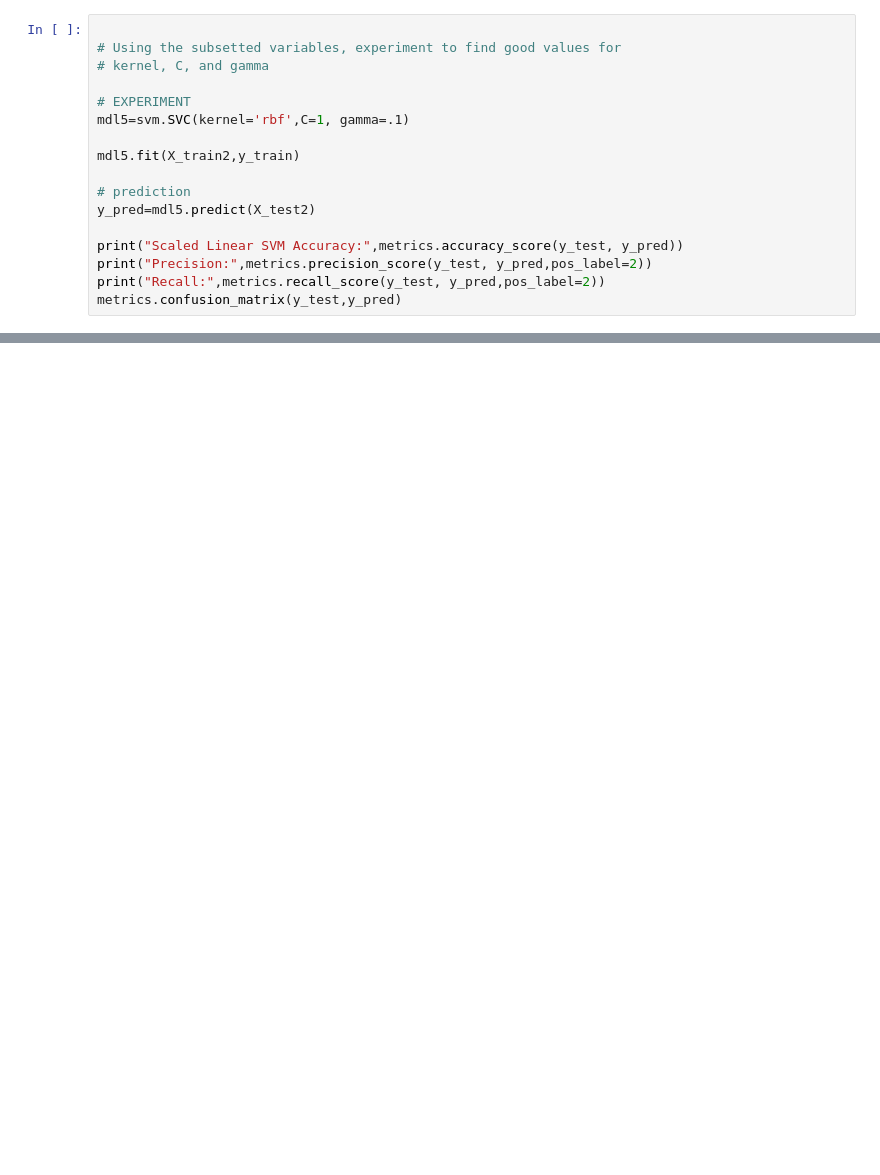
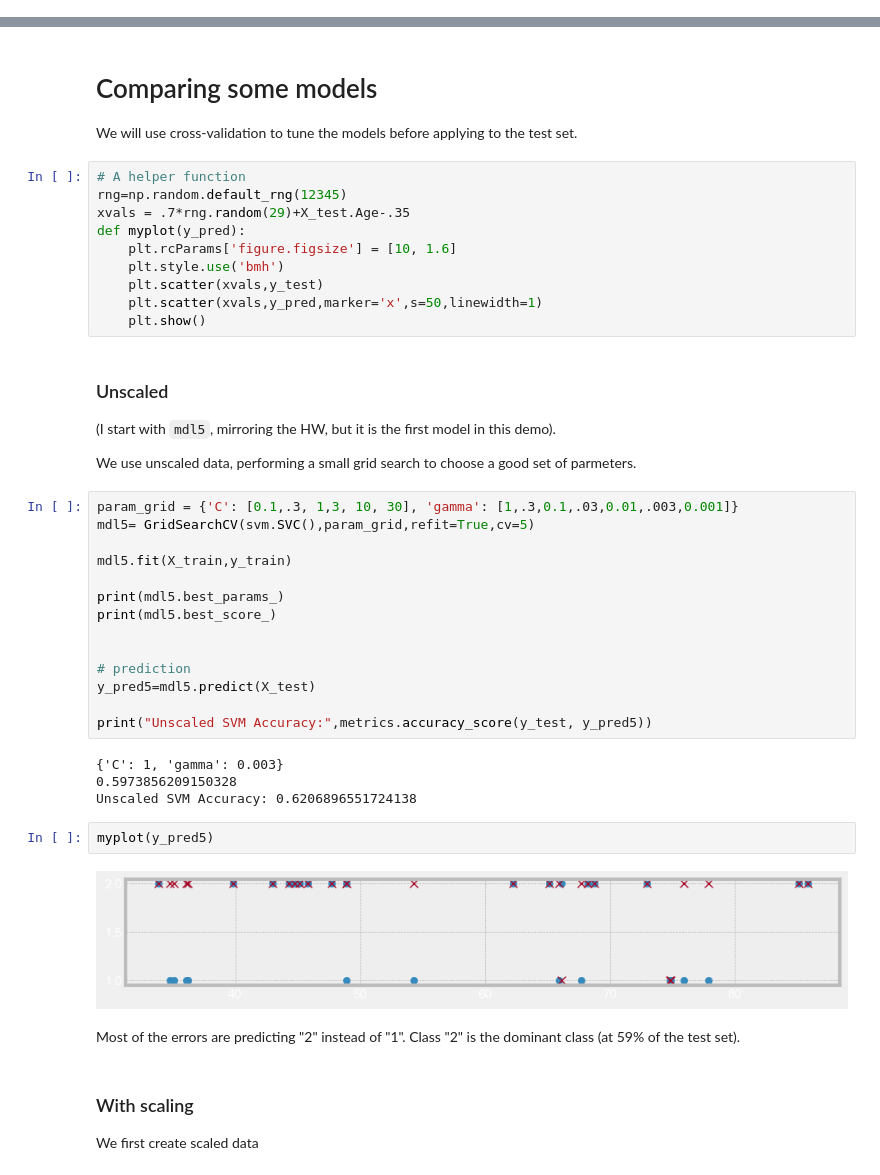
Before and after one commit to jskufca/sum23, a Jupyter notebook: notebooks/HWBCC_BreastCancerCoimbra_coach_experiments.ipynb, the cells around one changed output, grey strips where cells are left out. Cells and saved outputs as stored; diff of their text form; blank space fills up the shorter version.

Commit message:
new experiments

```diff
--- a/notebooks/HWBCC_BreastCancerCoimbra_coach_experiments.ipynb
+++ b/notebooks/HWBCC_BreastCancerCoimbra_coach_experiments.ipynb
@@ -260,17 +0,0 @@ X_test2=X_test_sc[:,[0,1,2,7]]
-# %%
-
-# Using the subsetted variables, experiment to find good values for
-# kernel, C, and gamma
-
-# EXPERIMENT
-mdl5=svm.SVC(kernel='rbf',C=1, gamma=.1)
-
-mdl5.fit(X_train2,y_train)
-
-# prediction
-y_pred=mdl5.predict(X_test2)
-
-print("Scaled Linear SVM Accuracy:",metrics.accuracy_score(y_test, y_pred))
-print("Precision:",metrics.precision_score(y_test, y_pred,pos_label=2))
-print("Recall:",metrics.recall_score(y_test, y_pred,pos_label=2))
-metrics.confusion_matrix(y_test,y_pred)
@@ -279,0 +66,48 @@ metrics.confusion_matrix(y_test,y_pred)
+# %% [markdown]
+# Comparing some models
+
+We will use cross-validation to tune the models before applying to the test set.
+# %%
+# A helper function
+rng=np.random.default_rng(12345)
+xvals = .7*rng.random(29)+X_test.Age-.35
+def myplot(y_pred):
+    plt.rcParams['figure.figsize'] = [10, 1.6]
+    plt.style.use('bmh')
+    plt.scatter(xvals,y_test)
+    plt.scatter(xvals,y_pred,marker='x',s=50,linewidth=1)
+    plt.show()
+# %% [markdown]
+### Unscaled
+
+(I start with `mdl5`, mirroring the HW, but it is the first model in this demo).
+
+We use unscaled data, performing a small grid search to choose a good set of parmeters.
+# %%
+param_grid = {'C': [0.1,.3, 1,3, 10, 30], 'gamma': [1,.3,0.1,.03,0.01,.003,0.001]}
+mdl5= GridSearchCV(svm.SVC(),param_grid,refit=True,cv=5)
+
+mdl5.fit(X_train,y_train)
+
+print(mdl5.best_params_)
+print(mdl5.best_score_)
+
+
+# prediction
+y_pred5=mdl5.predict(X_test)
+
+print("Unscaled SVM Accuracy:",metrics.accuracy_score(y_test, y_pred5))
+# %% [output]
+{'C': 1, 'gamma': 0.003}
+0.5973856209150328
+Unscaled SVM Accuracy: 0.6206896551724138
+# %%
+myplot(y_pred5)
+# %% [output]
+[figure, added]
+# %% [markdown]
+Most of the errors are predicting "2" instead of "1".   Class "2" is the dominant class (at 59% of the test set).
+# %% [markdown]
+### With scaling
+
+We first create scaled data
```
Also changed, not shown: parts of 55 cells of this notebook, 5 other files.
